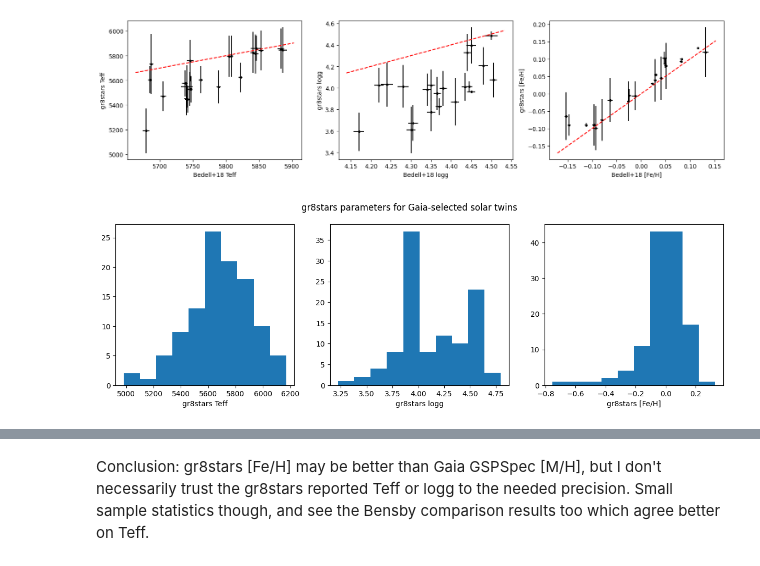
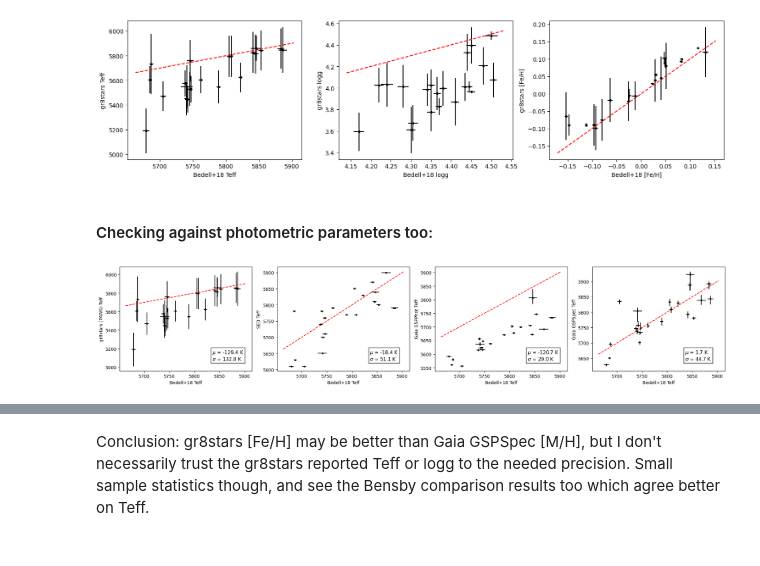
Before and after one commit to megbedell/TACS, a Jupyter notebook: gaia_params.ipynb, the cells around one changed output, grey strips where cells are left out. Drawn from its saved outputs; the diff is of its cells as text; code cells hidden in the pictures.

```diff
--- a/gaia_params.ipynb
+++ b/gaia_params.ipynb
@@ -200,3 +214,6 @@ Table length=7
 | 989 | 296.48892 | 4.248457 | HD186704 | 4290328769993455744 | 97255.0 | 186704 | 398523562 | 34.3321 | 75.579 | ... |
 | 1054 | 278.58377 | 18.690065 | HD171488 | 4524317420039164544 | 91043.0 | 171488 | 471000657 | 28.2951 | -20.104 | ... |
 | 1068 | 272.06686 | 29.691183 | HD166181 | 4590455518346609792 | 88848.0 | 166181 | 1687496434 | 31.1649 | 92.514 | ... |
+# %%
+# double-check that all the known solar twins made it through the cuts:
+st_gr8 = join(st, table_with_gaia, join_type='inner', keys_left='source_id_1', keys_right='gaiaedr3_source_id')
@@ -238,17 +259,46 @@ axes[2].set_ylabel('gr8stars [Fe/H]')
 fig.tight_layout();
 # %% [output]
 [figure]
-# %%
-fig, axes = plt.subplots(1, 3, figsize=(15, 4))
-fig.suptitle('gr8stars parameters for Gaia-selected solar twins')
-axes[0].hist(table_with_gaia[filters]['Teff(K)'])
-#axes[0].hist(table_with_gaia[st_idx_gr8]['Teff(K)'])
-axes[0].set_xlabel('gr8stars Teff')
-axes[1].hist(table_with_gaia[filters]['logg'])
-#axes[1].hist(table_with_gaia[st_idx_gr8]['logg'])
-axes[1].set_xlabel('gr8stars logg')
-axes[2].hist(table_with_gaia[filters]['Fe/H'])
-#axes[2].hist(table_with_gaia[st_idx_gr8]['Fe/H'])
-axes[2].set_xlabel('gr8stars [Fe/H]');
-# %% [output]
-[figure]
+# %% [markdown]
+#### Checking against photometric parameters too:
+# %%
+def write_stats(ax, x, y):
+    ax.text(0.7, 0.1, r'$\mu$ = {0:.1f} K'.format(np.mean(y-x))+'\n'+r'$\sigma$ = {0:.1f} K'.format(np.std(y-x)),
+            transform=ax.transAxes, fontsize=11, bbox=dict(boxstyle='square', edgecolor='black', facecolor='white', linewidth=1))
+
+
+fig, axes = plt.subplots(1, 4, figsize=(20, 4))
+axes[0].errorbar(st_gr8['teff'], st_gr8['Teff(K)'], xerr=st_gr8['err_teff'], yerr=st_gr8['Teff_err(K)'], fmt='k.')
+xl = axes[0].get_xlim()
+axes[0].plot(xl, xl, 'r--')
+#axes[0].text(0.7, 0.2, r'$\mu$ = {0:.2f}'.format()+'\n'+r'$\sigma$ = {0:.2f}'.format(0), transform=axes[0].transAxes)
+write_stats(axes[0], st_gr8['teff'], st_gr8['Teff(K)'])
+axes[0].set_xlabel('Bedell+18 Teff')
+axes[0].set_ylabel('gr8stars (PAWS) Teff')
+axes[1].errorbar(st_gr8['teff'], st_gr8['Teff_phot'],
+             xerr=st_gr8['err_teff'], fmt='k.')
+xl = axes[1].get_xlim()
+axes[1].plot(xl, xl, 'r--')
+write_stats(axes[1], st_gr8['teff'],st_gr8['Teff_phot'])
+axes[1].set_xlabel('Bedell+18 Teff')
+axes[1].set_ylabel('SED Teff')
+axes[2].errorbar(st_gr8['teff'], st_gr8['teff_gspphot'],
+             xerr=st_gr8['err_teff'],
+             yerr=[st_gr8['teff_gspphot']-st_gr8['teff_gspphot_lower'],st_gr8['teff_gspphot_upper']-st_gr8['teff_gspphot']], fmt='k.')
+xl = axes[2].get_xlim()
+axes[2].plot(xl, xl, 'r--')
+write_stats(axes[2], st_gr8['teff'],st_gr8['teff_gspphot'])
+axes[2].set_xlabel('Bedell+18 Teff')
+axes[2].set_ylabel('Gaia GSPPhot Teff')
+axes[3].errorbar(st_gr8['teff'], st_gr8['teff_gspspec_1'],
+             xerr=st_gr8['err_teff'],
+             yerr=[st_gr8['teff_gspspec_1']-st_gr8['teff_gspspec_lower'],st_gr8['teff_gspspec_upper']-st_gr8['teff_gspspec_1']], fmt='k.')
+xl = axes[3].get_xlim()
+axes[3].plot(xl, xl, 'r--')
+write_stats(axes[3], st_gr8['teff'],st_gr8['teff_gspspec_1'])
+axes[3].set_xlabel('Bedell+18 Teff')
+axes[3].set_ylabel('Gaia GSPSpec Teff')
+fig.tight_layout()
+fig.savefig('solartwin_teff_comparison_gr8.png');
+# %% [output]
+[figure, added]
```
Also changed, not shown: parts of 16 cells of this notebook, 1 other file.
